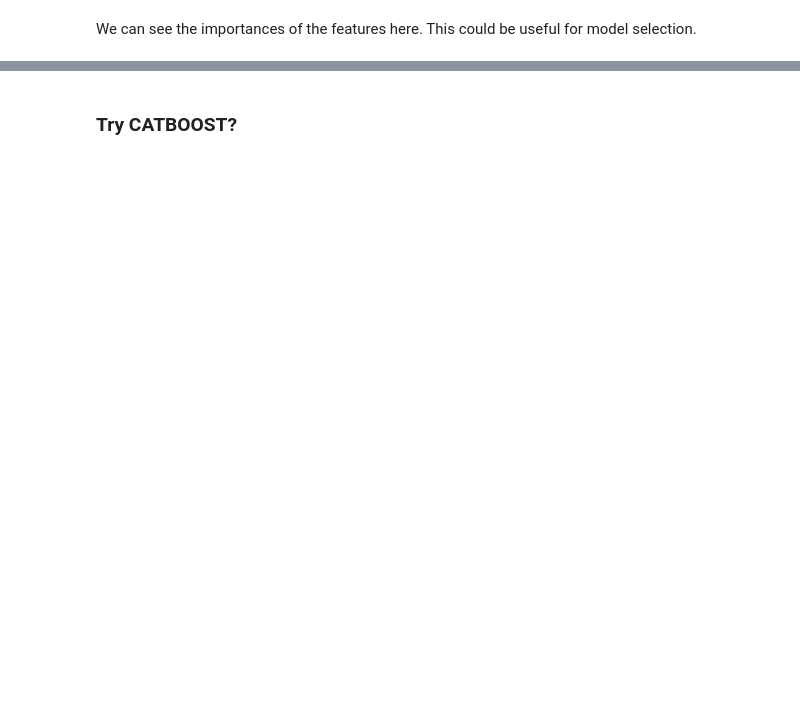
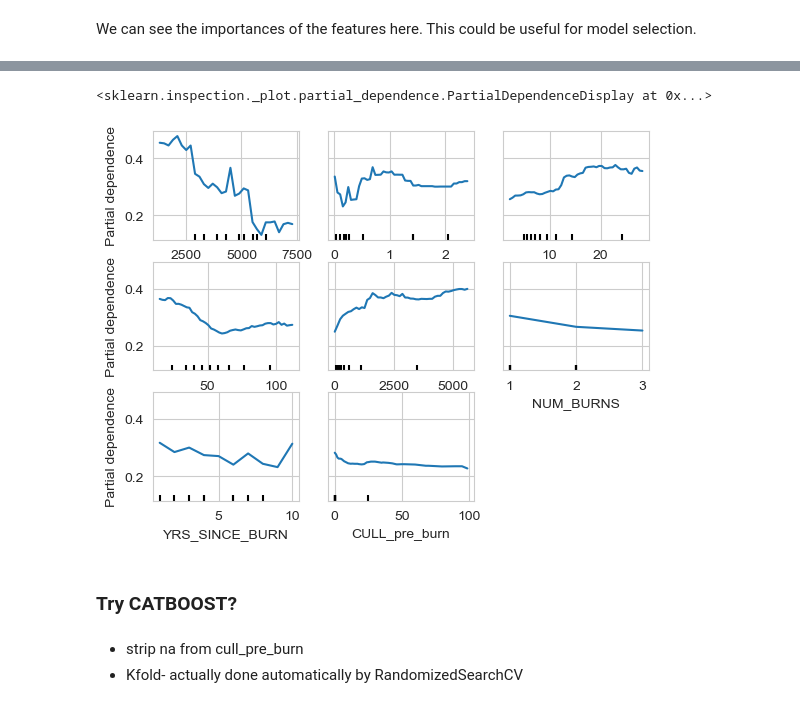
Before and after one commit to hbclad/Erdos_Trees, a Jupyter notebook: machine_learning/Henry_Analysis.ipynb, the cells around one changed output, grey strips where cells are left out. Cells and saved outputs as stored; diff of their text form; code cells hidden in the pictures; blank space fills up the shorter version.

```diff
--- a/machine_learning/Henry_Analysis.ipynb
+++ b/machine_learning/Henry_Analysis.ipynb
@@ -120,6 +180,14 @@ combined_train.sample(3)
+# %%
+PartialDependenceDisplay.from_estimator(best_forest, combined_train[features], features=features, grid_resolution=50)
+# %% [output]
+<sklearn.inspection._plot.partial_dependence.PartialDependenceDisplay at 0x...>
+[figure, added]
 # %% [markdown]
 ### Try CATBOOST?
 # %%
 from catboost import CatBoostClassifier
 # %%
 cat = CatBoostClassifier()
+# %% [markdown]
+- strip na from cull_pre_burn
+- Kfold- actually done automatically by RandomizedSearchCV
```
Also changed, not shown: parts of 16 cells of this notebook, 2 other files.
